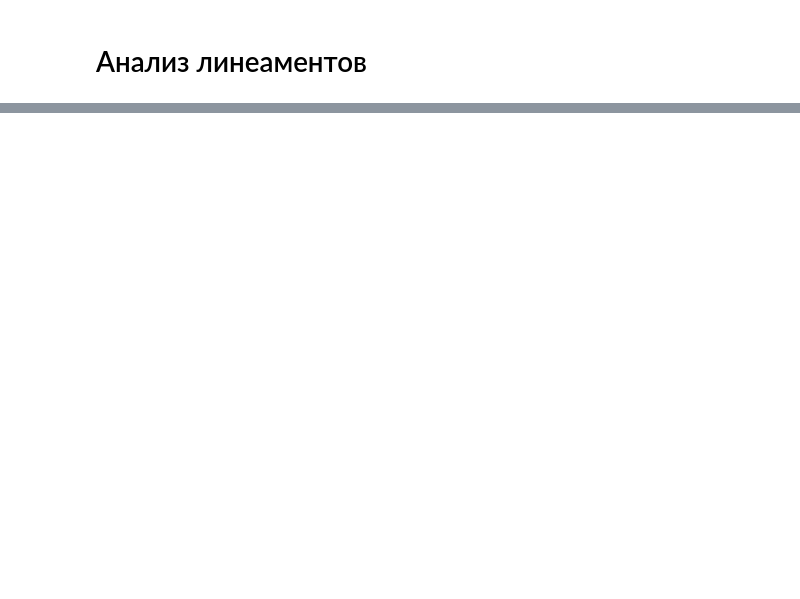
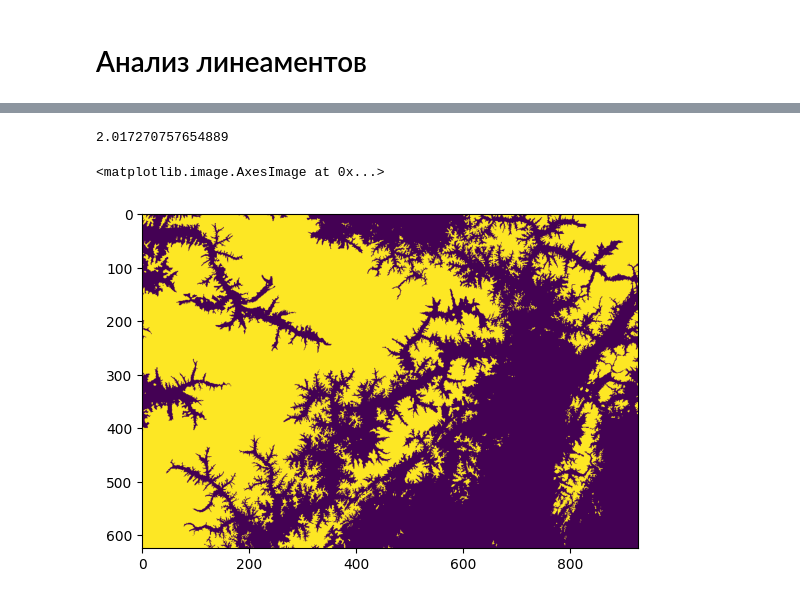
Before and after one commit to AitalUn/fractal_analysis, a Jupyter notebook: temp.ipynb, the cells around one changed output, grey strips where cells are left out. Saved outputs shown, nothing was run; the diff lists cells and outputs as text; code cells hidden in the pictures; blank space fills up the shorter version.

Commit message:
wrote C-A function

```diff
--- a/temp.ipynb
+++ b/temp.ipynb
@@ -123,0 +130,34 @@ Error:
+# %%
+import torch
+import rasterio as rs
+import torch.nn.functional as F
+
+# Загружаем исходный DEM
+with rs.open(r"D:\ml_datasets\Chukotka\DEM\dem_120m.tif") as src:
+    dem = torch.tensor(src.read(1)).float()
+
+# Добавляем размерности для батча и канала
+dem_batch = dem.unsqueeze(0).unsqueeze(0)  # [1, 1, H, W]
+
+# Создаем список тензоров с даунскейлингом от 1 до 10
+downsampled_tensors = {}
+
+for factor in range(1, 100):
+    if factor == 1:
+        downsampled = dem.clone()
+    else:
+        # Вычисляем новые размеры
+        new_h = dem.shape[0] // factor
+        new_w = dem.shape[1] // factor
+
+        # Используем интерполяцию
+        downsampled_batch = F.interpolate(
+            dem_batch,
+            size=(new_h, new_w),
+            mode='bilinear',
+            align_corners=False
+        )
+        downsampled = downsampled_batch.squeeze()
+
+    downsampled_tensors[factor] = downsampled
+    print(f"Factor {factor}: {dem.shape} -> {downsampled.shape}")
@@ -123,0 +196,9 @@ Error:
+# %%
+get_fractal_dimention(downsampled_tensors[50])
+# %% [output]
+2.017270757654889
+# %%
+plt.imshow(downsampled_tensors[10] > downsampled_tensors[66].mean())
+# %% [output]
+<matplotlib.image.AxesImage at 0x...>
+[figure, added]
```
Also changed, not shown: parts of 21 cells of this notebook, 24 other files.
